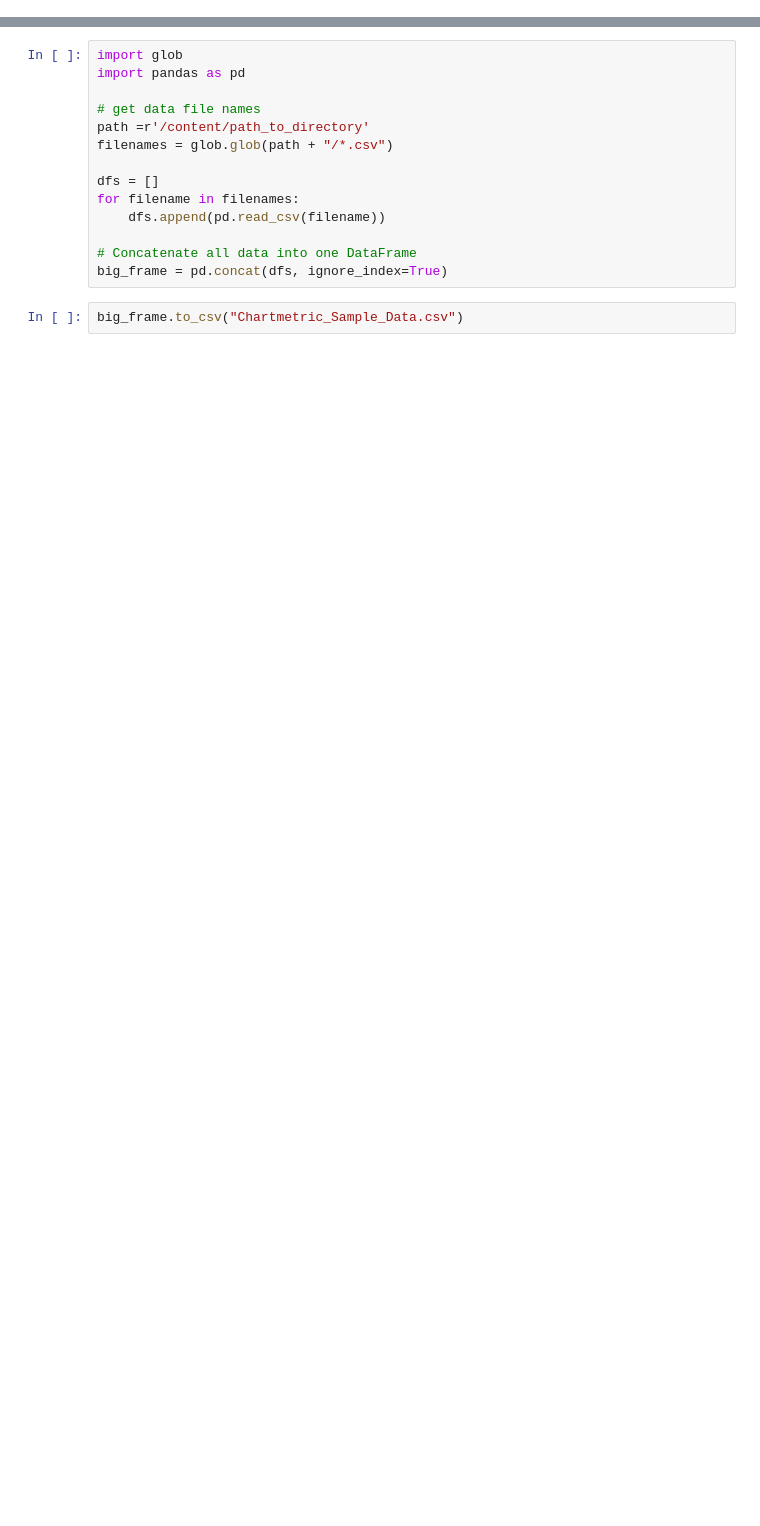
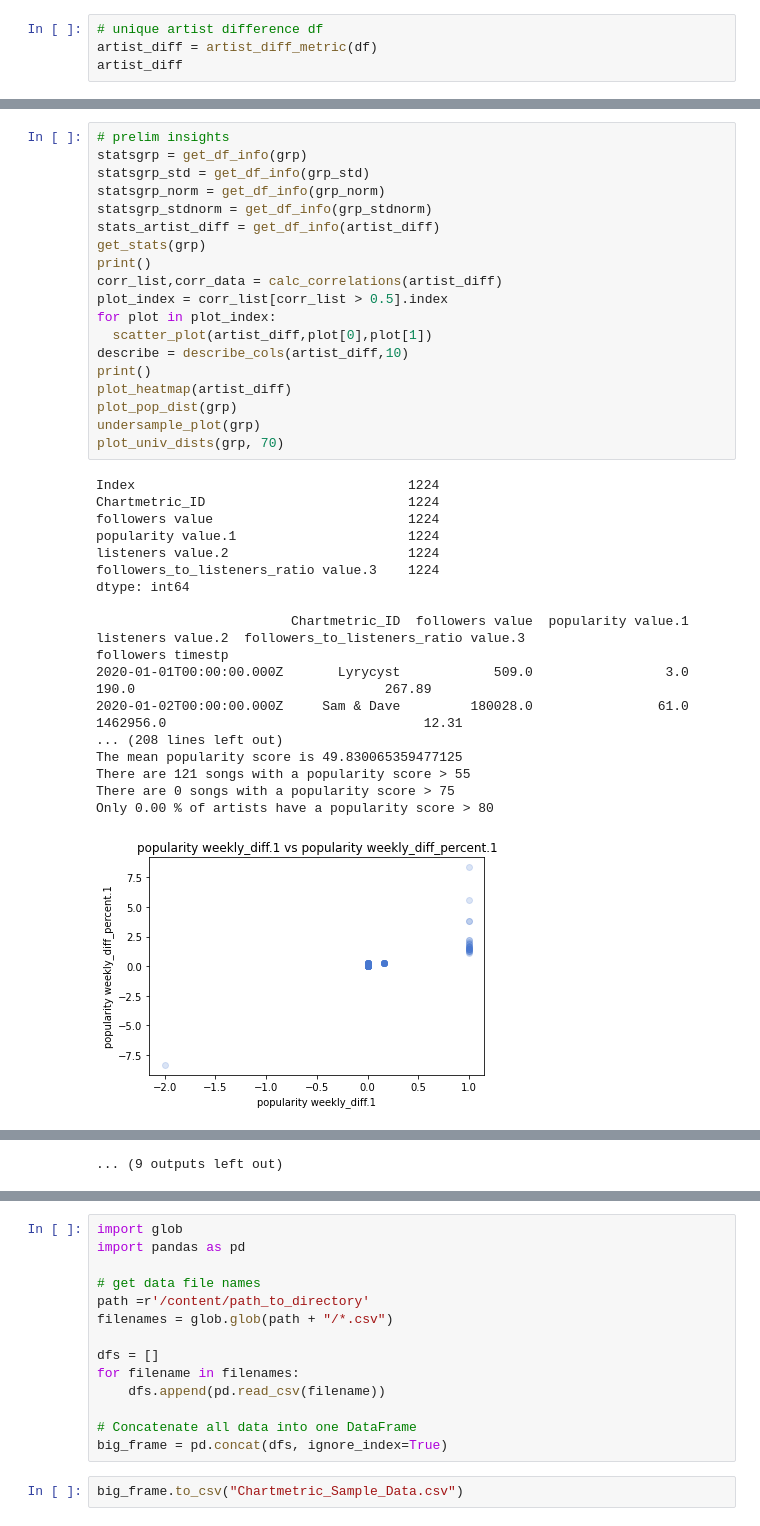
Before and after one commit to Tony363/Chartmetric_Analysis, a Jupyter notebook: Chartmetric_DataConsolidation.ipynb, the cells around one changed output, grey strips where cells are left out. Cells and saved outputs as stored; diff of their text form; blank space fills up the shorter version.

```diff
--- a/Chartmetric_DataConsolidation.ipynb
+++ b/Chartmetric_DataConsolidation.ipynb
@@ -21,0 +654,4 @@
+# %%
+# unique artist difference df
+artist_diff = artist_diff_metric(df)
+artist_diff
@@ -21,0 +673,38 @@
+# %%
+# prelim insights
+statsgrp = get_df_info(grp)
+statsgrp_std = get_df_info(grp_std)
+statsgrp_norm = get_df_info(grp_norm)
+statsgrp_stdnorm = get_df_info(grp_stdnorm)
+stats_artist_diff = get_df_info(artist_diff)
+get_stats(grp)
+print()
+corr_list,corr_data = calc_correlations(artist_diff)
+plot_index = corr_list[corr_list > 0.5].index
+for plot in plot_index:
+  scatter_plot(artist_diff,plot[0],plot[1])
+describe = describe_cols(artist_diff,10)
+print()
+plot_heatmap(artist_diff)
+plot_pop_dist(grp)
+undersample_plot(grp)
+plot_univ_dists(grp, 70)
+# %% [output]
+Index                                   1224
+Chartmetric_ID                          1224
+followers value                         1224
+popularity value.1                      1224
+listeners value.2                       1224
+followers_to_listeners_ratio value.3    1224
+dtype: int64
+
+                         Chartmetric_ID  followers value  popularity value.1  listeners value.2  followers_to_listeners_ratio value.3
+followers timestp
+2020-01-01T00:00:00.000Z       Lyrycyst            509.0                 3.0              190.0                                267.89
+2020-01-02T00:00:00.000Z     Sam & Dave         180028.0                61.0          1462956.0                                 12.31
+... (208 lines left out)
+The mean popularity score is 49.830065359477125
+There are 121 songs with a popularity score > 55
+There are 0 songs with a popularity score > 75
+Only 0.00 % of artists have a popularity score > 80
+[figure, added]
@@ -21,0 +721 @@
+... (9 outputs left out)
```
Also changed, not shown: parts of 23 cells of this notebook.
